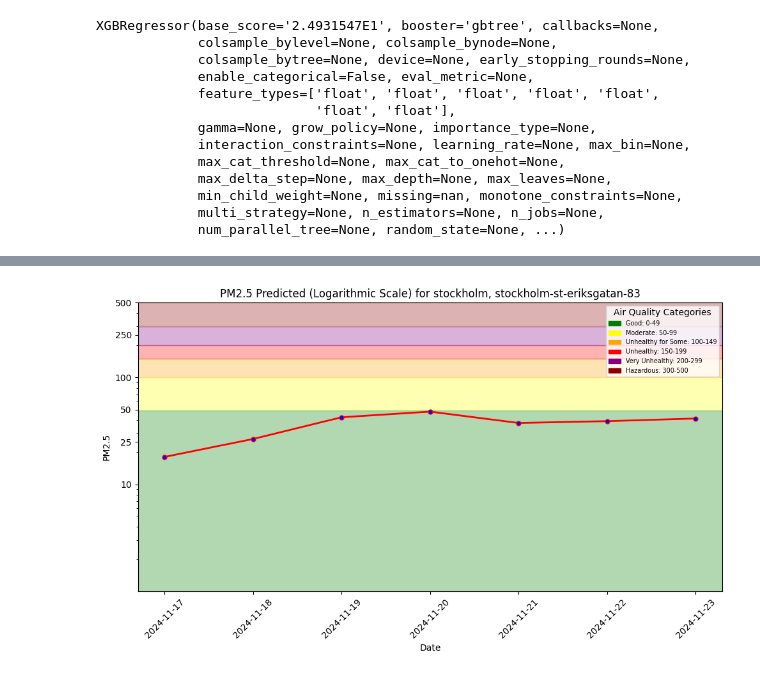
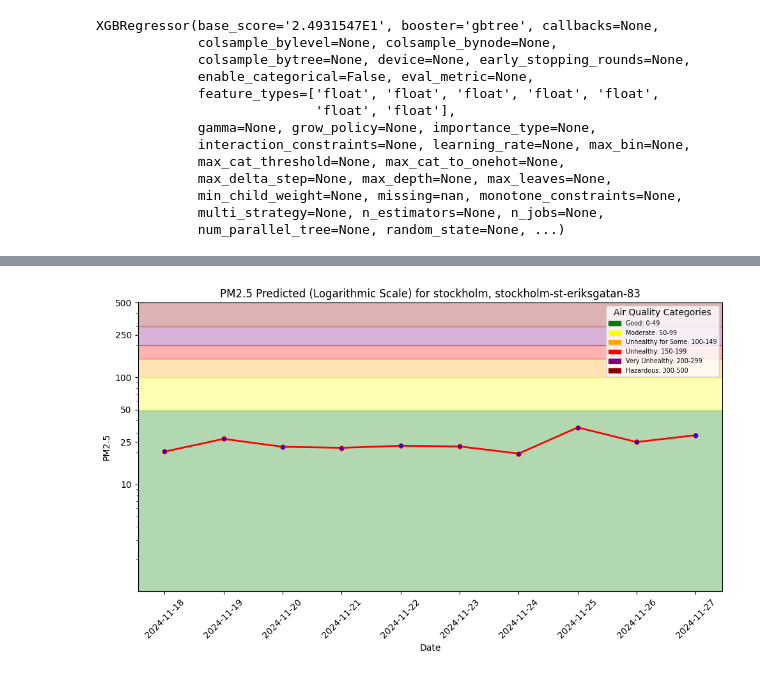
Before and after one commit to desireebill/air-quality-prediction-service, a Jupyter notebook: 4-batch-inference-pipeline.ipynb, the cells around one changed output, grey strips where cells are left out. Drawn from its saved outputs; the diff is of its cells as text; code cells hidden in the pictures.

Commit message:
file 4 fixed with lagging air quality

```diff
--- a/4-batch-inference-pipeline.ipynb
+++ b/4-batch-inference-pipeline.ipynb
@@ -44,7 +43,7 @@ mr= project.get_model_registry()
 
 retrieved_model=mr.get_model(
     name="air_quality_xgboost_model",
-    version=6,
+    version=7,
 )
 
 saved_model_dir=retrieved_model.download()
@@ -98,39 +99,36 @@ air_quality_fg= fs.get_feature_group(
     version=1,
 )
 
-today=datetime.today() - timedelta(1)       #Ändra att ta bort en dag för att bli av med timmar, av någon anleedning funkar det inte med raden under
+yesterday=today - timedelta(1)
 
-aq_batch_data= air_quality_fg.filter(air_quality_fg.date >= today).read()       #Only need todays for future predictions. Makes it a dataframe
+aq_batch_data= air_quality_fg.filter(air_quality_fg.date >= yesterday).read()       #Only need todays for future predictions. Makes it a dataframe
 aq_batch_data = aq_batch_data.sort_values(by=['date']).reset_index(drop=True)
 
-df_combined = pd.concat([aq_batch_data, batch_data], ignore_index=True)
+df_combined = pd.merge(
+    aq_batch_data,
+    batch_data,
+    on='date',
+    how='outer',  # Use 'outer' as we want all rows
+)
 
-for index in range(len(batch_data)-1):
+for index in range(len(batch_data)):
     current_day=df_combined.loc[index,['date']]
 
     df_combined.at[index+1,'pm25_3_days_before']=df_combined.loc[index,'pm25_2_days_before']
     df_combined.at[index+1,'pm25_2_days_before']=df_combined.loc[index,'pm25_1_day_before']
-    df_combined.at[index+1,'pm25_1_day_before']=df_combined.loc[index,'pm25']
-    df_combined.at[index+1,'pm25_average_before']=df_combined.loc[index, ["pm25_1_day_before", "pm25_2_days_before", "pm25_3_days_before"]].mean().astype('float32')
-
-    df_combined.at[index+1,"country"] = country
-    df_combined.at[index+1,"street"] = street
-
-    df_combined.at[index+1,"url"] = country
-    #df["url"] = aqicn_url
+    if index<=1:    #For yesterday and today we have actual pm25 values
+        df_combined.at[index+1,'pm25_1_day_before']=df_combined.loc[index,'pm25']
+    else:           #For rest of forecasted days, no actual pm25 values, then we take the predictions
+        df_combined.at[index+1,'pm25_1_day_before']=df_combined.loc[index,'predicted_pm25']
 
     current_features=df_combined.loc[index+1, ['pm25_1_day_before', 'pm25_2_days_before','pm25_3_days_before','temperature_2m_mean', 'precipitation_sum', 'wind_speed_10m_max', 'wind_direction_10m_dominant']]
 
-    current_features = pd.DataFrame(current_features.astype(float)).T
+    current_features = pd.DataFrame(current_features.astype(float)).T       #Convert series to dataframe, and make sure the values are floats.
+    next_pred=retrieved_xgboost_model.predict(current_features)
+    df_combined.at[index+1,'predicted_pm25']=next_pred
+    batch_data.at[index, 'predicted_pm25']=next_pred            #Has one less row, so starts earlier in index
 
-    next_pred=retrieved_xgboost_model.predict(current_features)
-    df_combined.at[index+1,'pm25']=next_pred
-    batch_data.at[index, 'predicted_pm25']=next_pred
-
-df_combined.dropna(inplace=True)        #Remove the first date, today - as it already is registered.
-df_combined.info()
-
-air_quality_fg.insert(df_combined[['city','country','date','pm25','pm25_1_day_before', 'pm25_2_days_before','pm25_3_days_before','pm25_average_before','street','url',]])  #insert air quality to feature store
+batch_data.info()
 # %% [output]
 Finished: Reading data from Hopsworks, using Hopsworks Feature Query Service (0.80s)
 <class 'pandas.core.frame.DataFrame'>
@@ -191,4 +157,5 @@ batch_data.head()
 # %%
+batch_data.dropna(inplace=True)
 batch_data['street'] = street
 batch_data['city'] = city
 batch_data['country'] = country
@@ -243,9 +198,9 @@ df_combined
 # %%
 file_path = "docs/air-quality/assets/img/pm25_forecast.png"
-plt = util.plot_air_quality_forecast(city, street, df_combined, file_path)
+plt = util.plot_air_quality_forecast(city, street, batch_data, file_path)
 plt.show()
 # %% [output]
-[figure, old version]
+[figure, new version]
 # %%
 monitor_fg = fs.get_or_create_feature_group(
     name='aq_predictions',
```
Also changed, not shown: parts of 16 cells of this notebook, 7 other files.
